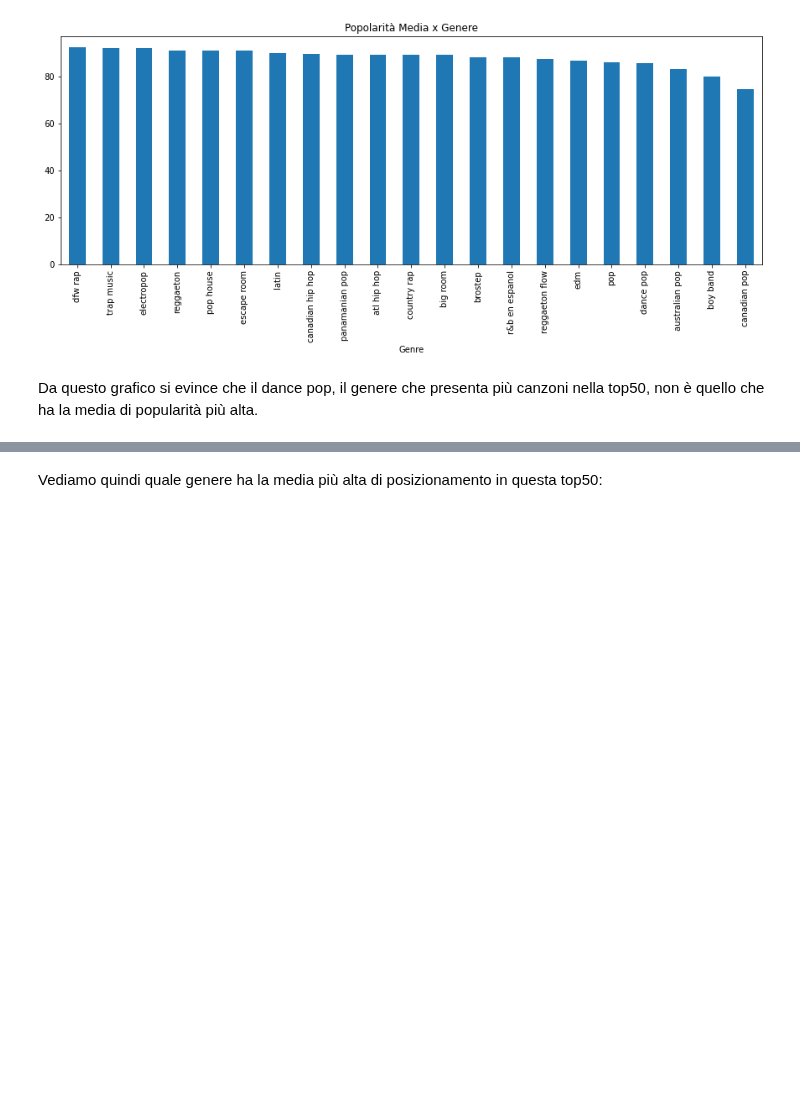
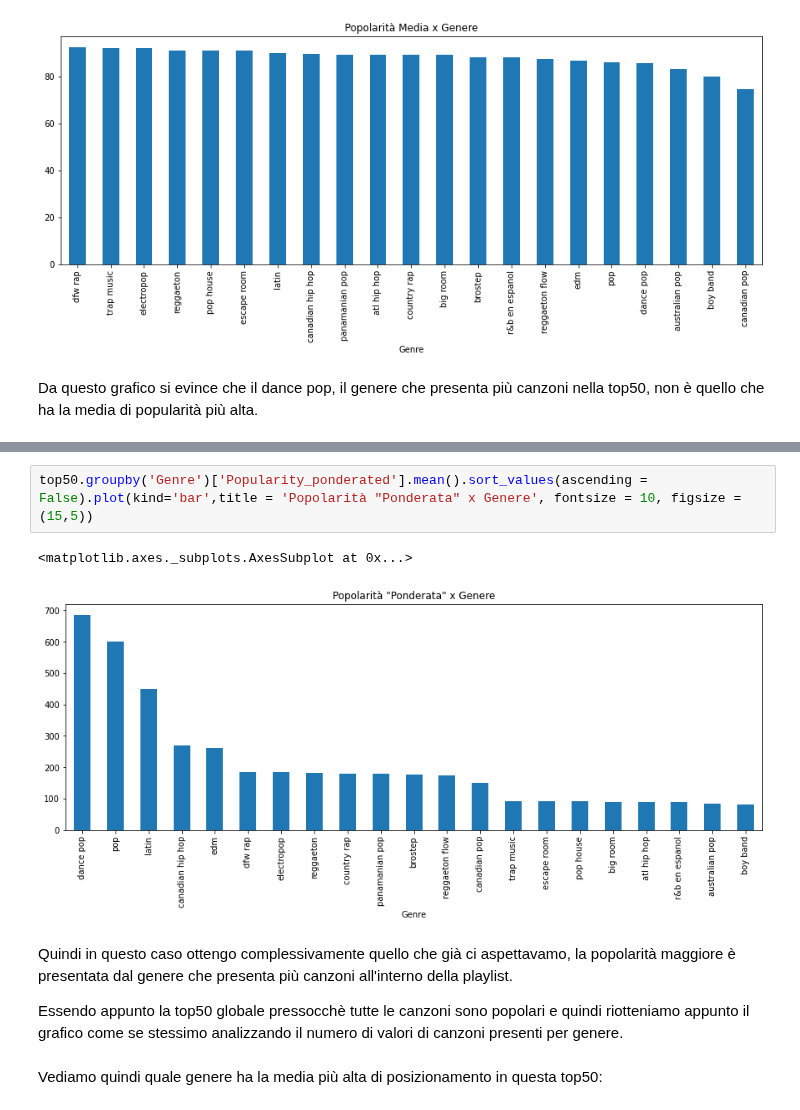
Before and after one commit to PedemonteGiacomo/DataScienceProject, a Jupyter notebook: project.ipynb, the cells around one changed output, grey strips where cells are left out. Cells and saved outputs as stored; diff of their text form; blank space fills up the shorter version.

```diff
--- a/project.ipynb
+++ b/project.ipynb
@@ -81,3 +134,12 @@ Da questo grafico si evince che il dance pop, il genere che presenta più canzon
+# %%
+top50.groupby('Genre')['Popularity_ponderated'].mean().sort_values(ascending = False).plot(kind='bar',title = 'Popolarità "Ponderata" x Genere', fontsize = 10, figsize = (15,5))
+# %% [output]
+<matplotlib.axes._subplots.AxesSubplot at 0x...>
+[figure, added]
+# %% [markdown]
+Quindi in questo caso ottengo complessivamente quello che già ci aspettavamo, la popolarità maggiore è presentata dal genere che presenta più canzoni all'interno della playlist.
+
+Essendo appunto la top50 globale pressocchè tutte le canzoni sono popolari e quindi riotteniamo appunto il grafico come se stessimo analizzando il numero di valori di canzoni presenti per genere.
 # %% [markdown]
 Vediamo quindi quale genere ha la media più alta di posizionamento in questa top50:
 # %%
```
Also changed, not shown: parts of 19 cells of this notebook.
